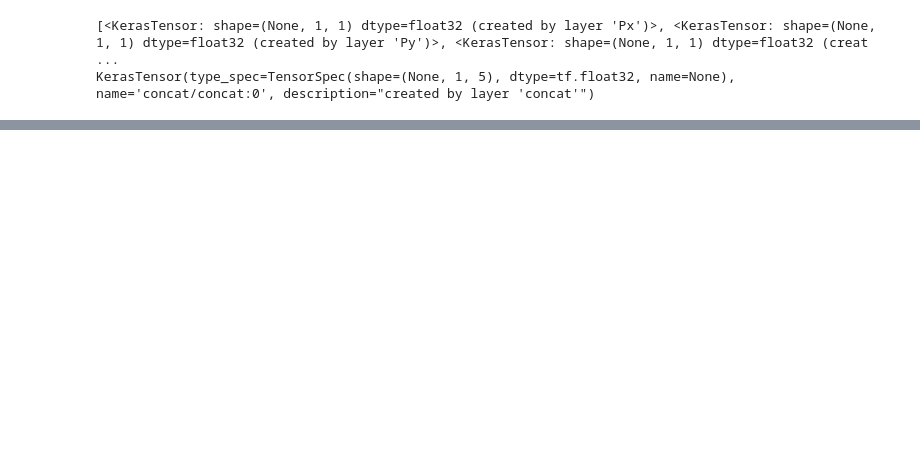
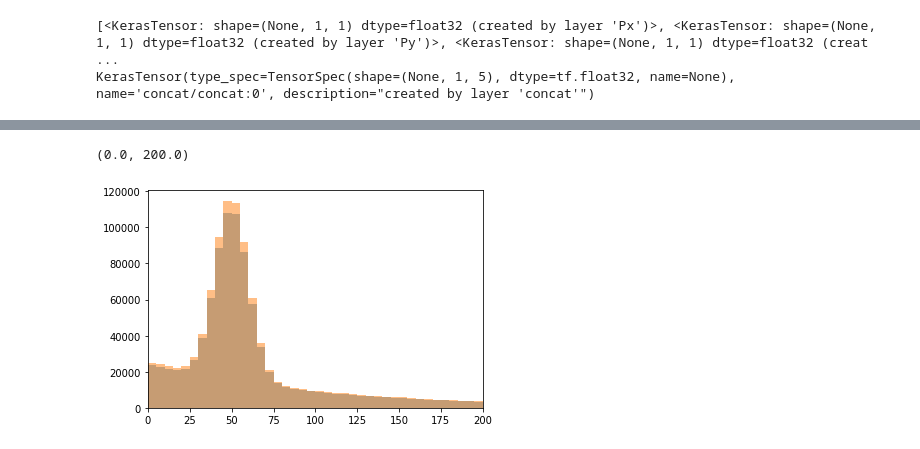
Before and after one commit to ubsuny/ParticleNN-Raspi4, a Jupyter notebook: Final/Final.ipynb, the cells around one changed output, grey strips where cells are left out. Saved outputs shown, nothing was run; the diff lists cells and outputs as text; code cells hidden in the pictures; blank space fills up the shorter version.

```diff
--- a/Final/Final.ipynb
+++ b/Final/Final.ipynb
@@ -159,0 +193,18 @@ print(train_vals[:].shape,train[:,0].shape)
+# %%
+trainAdv = {
+    'Px': train[:,0],
+    'Py': train[:,1],
+    'Pz': train[:,2],
+    'Mass': train[:,3],
+    'Tau': train[:,4],
+    'labels': train_vals
+}
+
+testAdv = {
+    'Px': test[:,0],
+    'Py': test[:,1],
+    'Pz': test[:,2],
+    'Mass': test[:,3],
+    'Tau': test[:,4],
+    'labels': test_vals
+}
@@ -159,0 +213,3 @@ print(train_vals[:].shape,train[:,0].shape)
+# %%
+adv_model.compile(optimizer='adam', loss='sparse_categorical_crossentropy',
+                   metrics=['acc'])
@@ -159,0 +218,2 @@ print(train_vals[:].shape,train[:,0].shape)
+# %%
+adv_model.fit(trainAdv, epochs=1)
@@ -159,0 +250,2 @@ print(train_vals[:].shape,train[:,0].shape)
+# %%
+predict = adv_model.predict(testAdv)
@@ -159,0 +300,8 @@ print(train_vals[:].shape,train[:,0].shape)
+# %%
+dist = train[:,3]*predict[:,0]
+plt.hist(x=train[:,3],weights=predict[:,1],alpha=0.5, bins=np.arange(0,1000,5))
+plt.hist(x=train[:,3],weights=predict[:,0],alpha=0.5, bins=np.arange(0,1000,5))
+plt.xlim(0,200)
+# %% [output]
+(0.0, 200.0)
+[figure, added]
```
Also changed, not shown: parts of 44 cells of this notebook, 3 other files.
